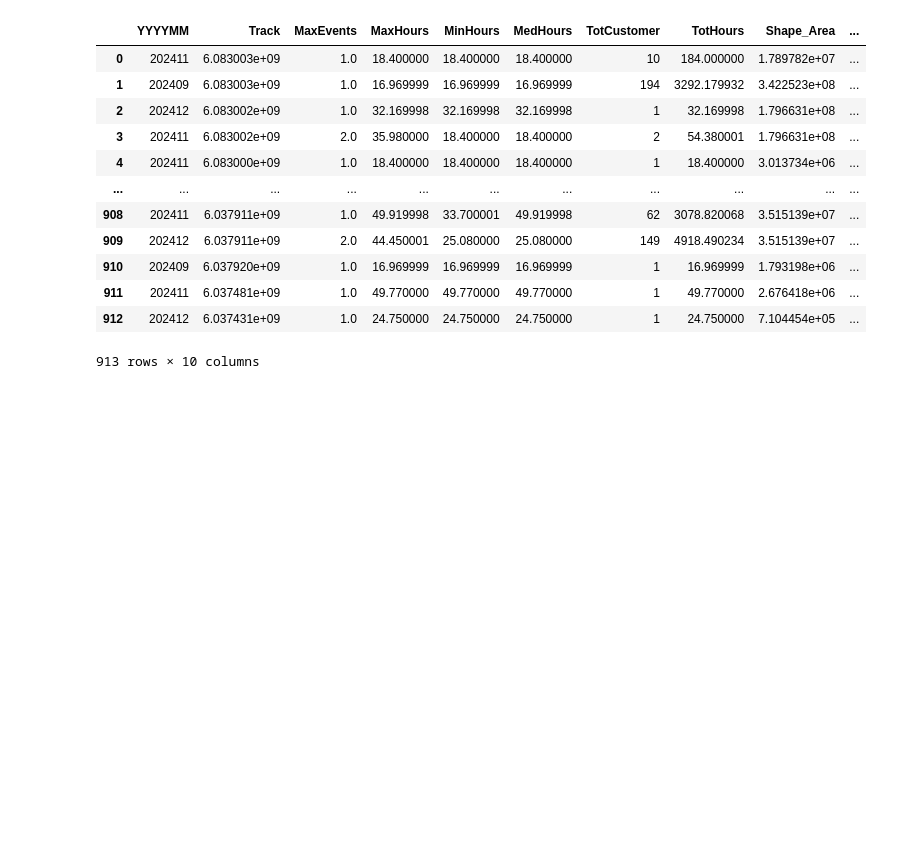
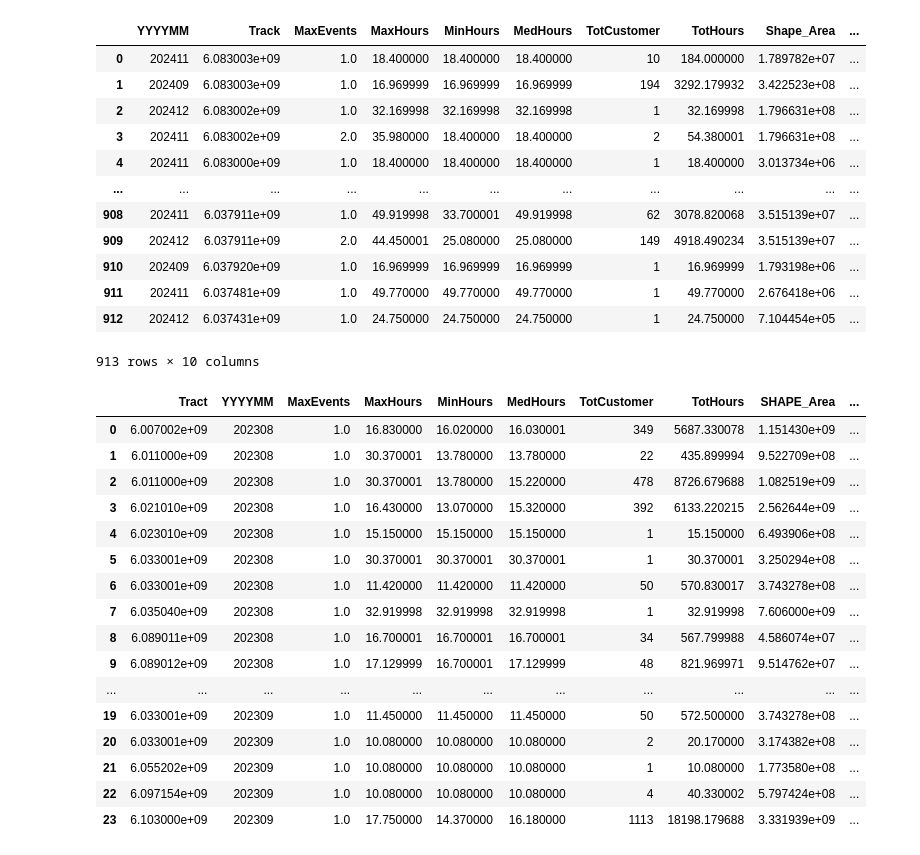
Before and after one commit to JoeyyZhang/ML-based-PSPS-Events-Prediction, a Jupyter notebook: Cleaning_merging.ipynb, the cells around one changed output. Drawn from its saved outputs; the diff is of its cells as text; code cells hidden in the pictures; blank space fills up the shorter version.

```diff
--- a/Cleaning_merging.ipynb
+++ b/Cleaning_merging.ipynb
@@ -125,3 +125,25 @@ SCE_trim
 | 911 | 202411 | 6.037481e+09 | 1.0 | 49.770000 | 49.770000 | 49.770000 | 1 | 49.770000 | 2.676418e+06 | ... |
 | 912 | 202412 | 6.037431e+09 | 1.0 | 24.750000 | 24.750000 | 24.750000 | 1 | 24.750000 | 7.104454e+05 | ... |
 913 rows × 10 columns
+# %%
+columns_to_drop3 = list(PGE_df_2023.columns[8:15])
+PGE_2023_trim = PGE_df_2023.drop(columns=columns_to_drop3)
+PGE_2023_trim
+# %% [output]
+|  | Tract | YYYYMM | MaxEvents | MaxHours | MinHours | MedHours | TotCustomer | TotHours | SHAPE_Area | ... |
+| 0 | 6.007002e+09 | 202308 | 1.0 | 16.830000 | 16.020000 | 16.030001 | 349 | 5687.330078 | 1.151430e+09 | ... |
+| 1 | 6.011000e+09 | 202308 | 1.0 | 30.370001 | 13.780000 | 13.780000 | 22 | 435.899994 | 9.522709e+08 | ... |
+| 2 | 6.011000e+09 | 202308 | 1.0 | 30.370001 | 13.780000 | 15.220000 | 478 | 8726.679688 | 1.082519e+09 | ... |
+| 3 | 6.021010e+09 | 202308 | 1.0 | 16.430000 | 13.070000 | 15.320000 | 392 | 6133.220215 | 2.562644e+09 | ... |
+| 4 | 6.023010e+09 | 202308 | 1.0 | 15.150000 | 15.150000 | 15.150000 | 1 | 15.150000 | 6.493906e+08 | ... |
+| 5 | 6.033001e+09 | 202308 | 1.0 | 30.370001 | 30.370001 | 30.370001 | 1 | 30.370001 | 3.250294e+08 | ... |
+| 6 | 6.033001e+09 | 202308 | 1.0 | 11.420000 | 11.420000 | 11.420000 | 50 | 570.830017 | 3.743278e+08 | ... |
+| 7 | 6.035040e+09 | 202308 | 1.0 | 32.919998 | 32.919998 | 32.919998 | 1 | 32.919998 | 7.606000e+09 | ... |
+| 8 | 6.089011e+09 | 202308 | 1.0 | 16.700001 | 16.700001 | 16.700001 | 34 | 567.799988 | 4.586074e+07 | ... |
+| 9 | 6.089012e+09 | 202308 | 1.0 | 17.129999 | 16.700001 | 17.129999 | 48 | 821.969971 | 9.514762e+07 | ... |
+| ... | ... | ... | ... | ... | ... | ... | ... | ... | ... | ... |
+| 19 | 6.033001e+09 | 202309 | 1.0 | 11.450000 | 11.450000 | 11.450000 | 50 | 572.500000 | 3.743278e+08 | ... |
+| 20 | 6.033001e+09 | 202309 | 1.0 | 10.080000 | 10.080000 | 10.080000 | 2 | 20.170000 | 3.174382e+08 | ... |
+| 21 | 6.055202e+09 | 202309 | 1.0 | 10.080000 | 10.080000 | 10.080000 | 1 | 10.080000 | 1.773580e+08 | ... |
+| 22 | 6.097154e+09 | 202309 | 1.0 | 10.080000 | 10.080000 | 10.080000 | 4 | 40.330002 | 5.797424e+08 | ... |
+| 23 | 6.103000e+09 | 202309 | 1.0 | 17.750000 | 14.370000 | 16.180000 | 1113 | 18198.179688 | 3.331939e+09 | ... |
```
Also changed, not shown: parts of 2 cells of this notebook.
